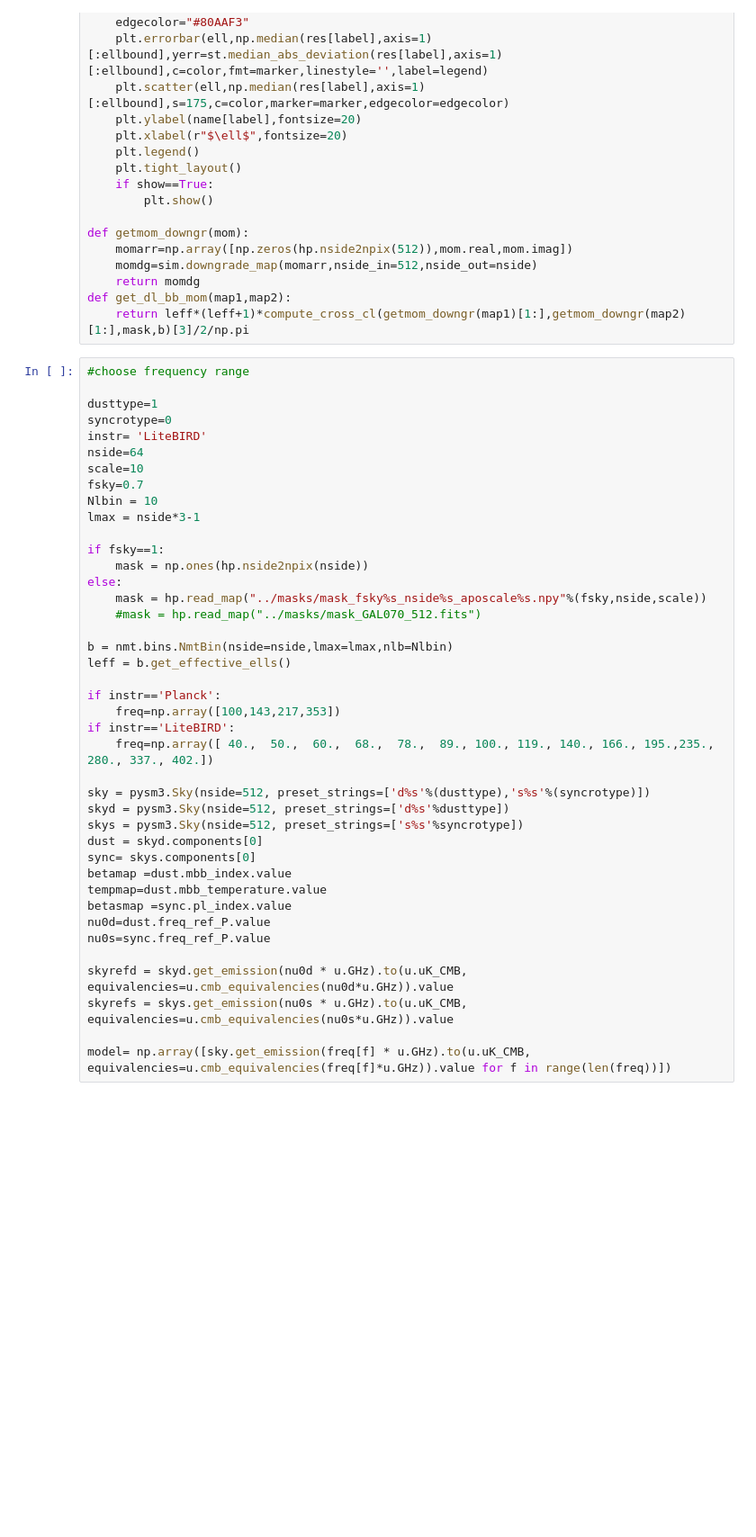
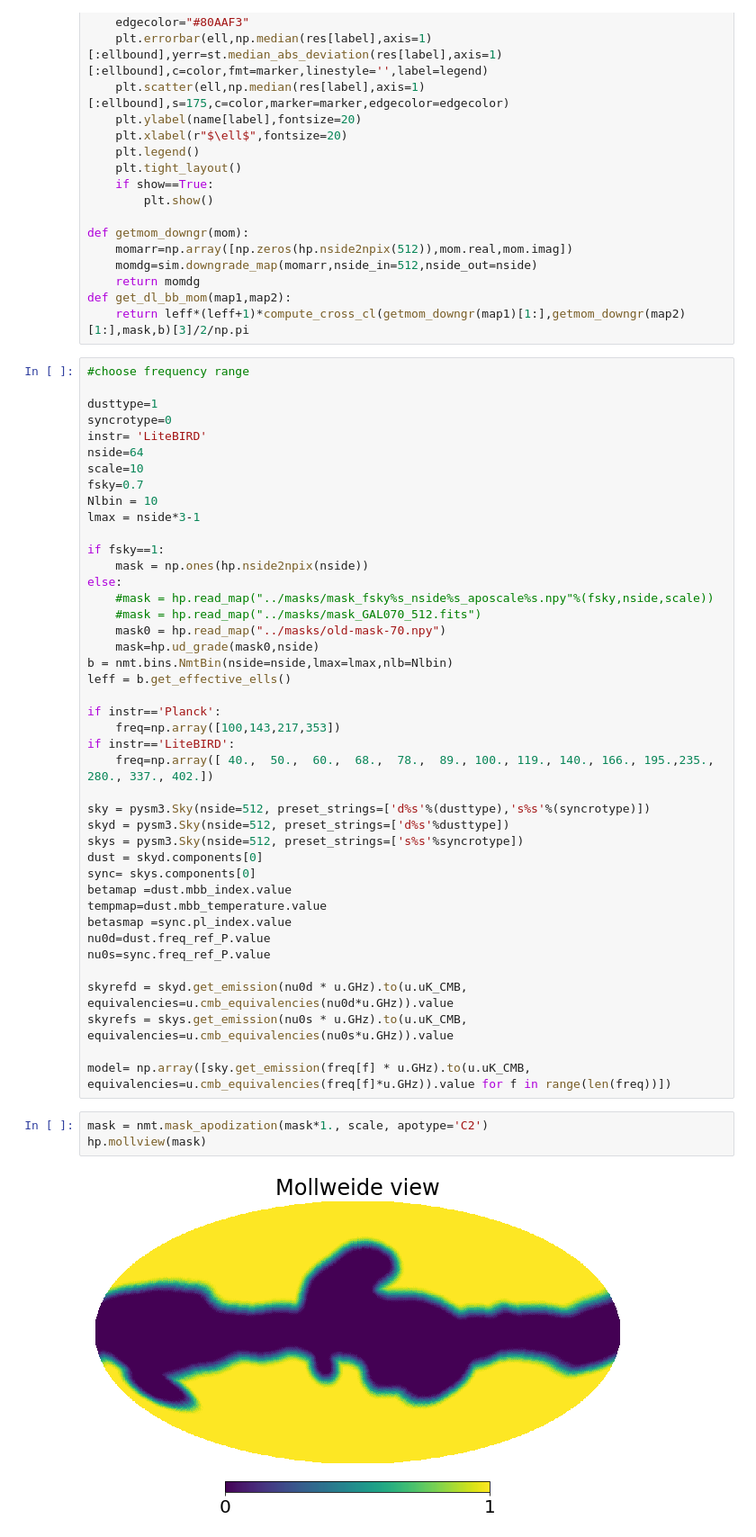
Before and after one commit to LeoVacher/moments-crosscell, a Jupyter notebook: notebook-plots/debug-amplitude.ipynb, the cells around one changed output. Shown at 90% size. Cells and saved outputs as stored; diff of their text form; blank space fills up the shorter version.

```diff
--- a/notebook-plots/debug-amplitude.ipynb
+++ b/notebook-plots/debug-amplitude.ipynb
@@ -78,9 +78,10 @@ lmax = nside*3-1
 if fsky==1:
     mask = np.ones(hp.nside2npix(nside))
 else:
-    mask = hp.read_map("../masks/mask_fsky%s_nside%s_aposcale%s.npy"%(fsky,nside,scale))
+    #mask = hp.read_map("../masks/mask_fsky%s_nside%s_aposcale%s.npy"%(fsky,nside,scale))
     #mask = hp.read_map("../masks/mask_GAL070_512.fits")
-
+    mask0 = hp.read_map("../masks/old-mask-70.npy")
+    mask=hp.ud_grade(mask0,nside)
 b = nmt.bins.NmtBin(nside=nside,lmax=lmax,nlb=Nlbin)
 leff = b.get_effective_ells()
 
@@ -104,6 +105,11 @@ skyrefd = skyd.get_emission(nu0d * u.GHz).to(u.uK_CMB, equivalencies=u.cmb_equiv
 skyrefs = skys.get_emission(nu0s * u.GHz).to(u.uK_CMB, equivalencies=u.cmb_equivalencies(nu0s*u.GHz)).value
 
 model= np.array([sky.get_emission(freq[f] * u.GHz).to(u.uK_CMB, equivalencies=u.cmb_equivalencies(freq[f]*u.GHz)).value for f in range(len(freq))])
+# %%
+mask = nmt.mask_apodization(mask*1., scale, apotype='C2')
+hp.mollview(mask)
+# %% [output]
+[figure, added]
 # %%
 skyrefcpxd=skyrefd[1]+1j*skyrefd[2]
 skyrefcpxs=skyrefs[1]+1j*skyrefs[2]
```
Also changed, not shown: parts of 4 cells of this notebook, 1 other file.
